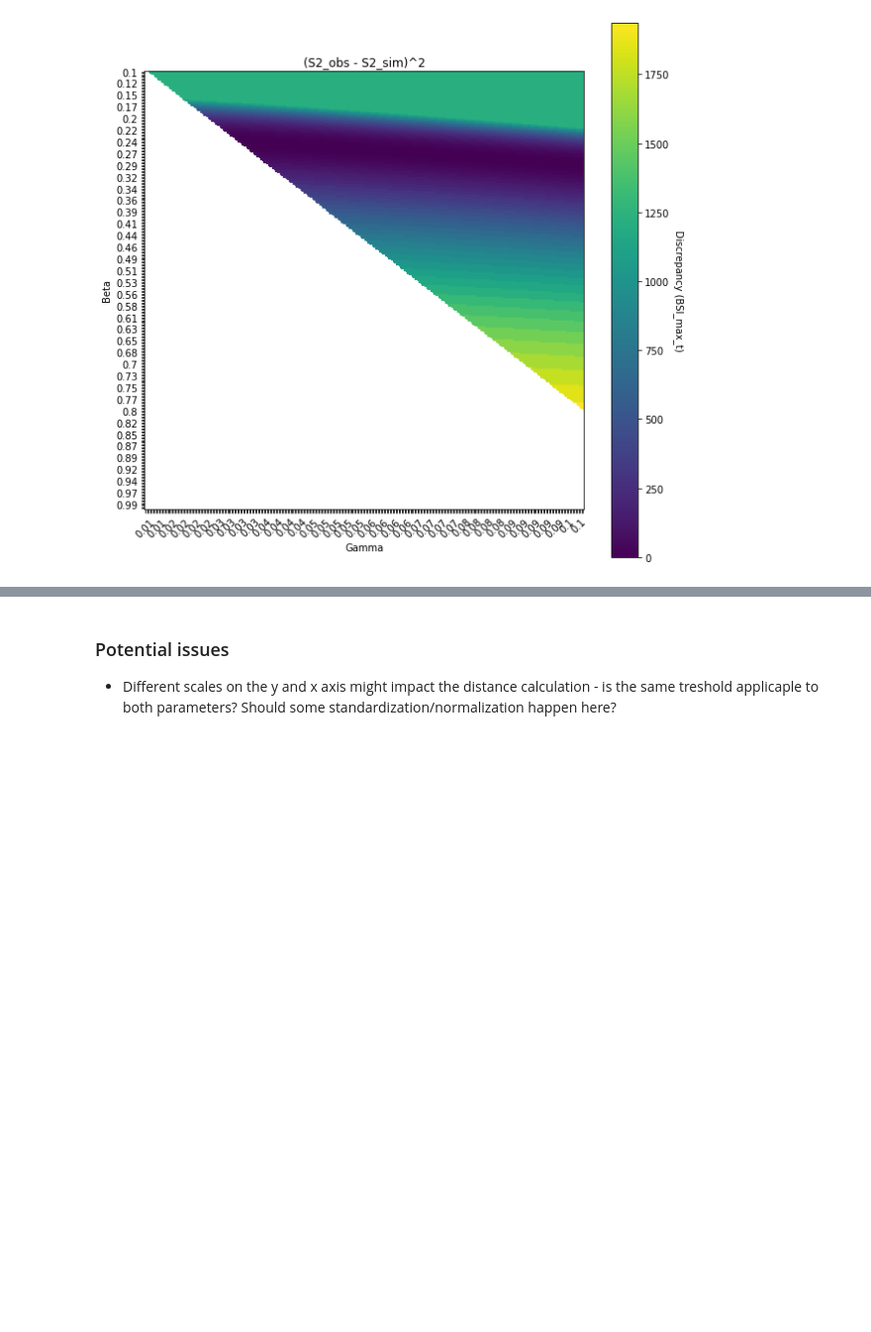
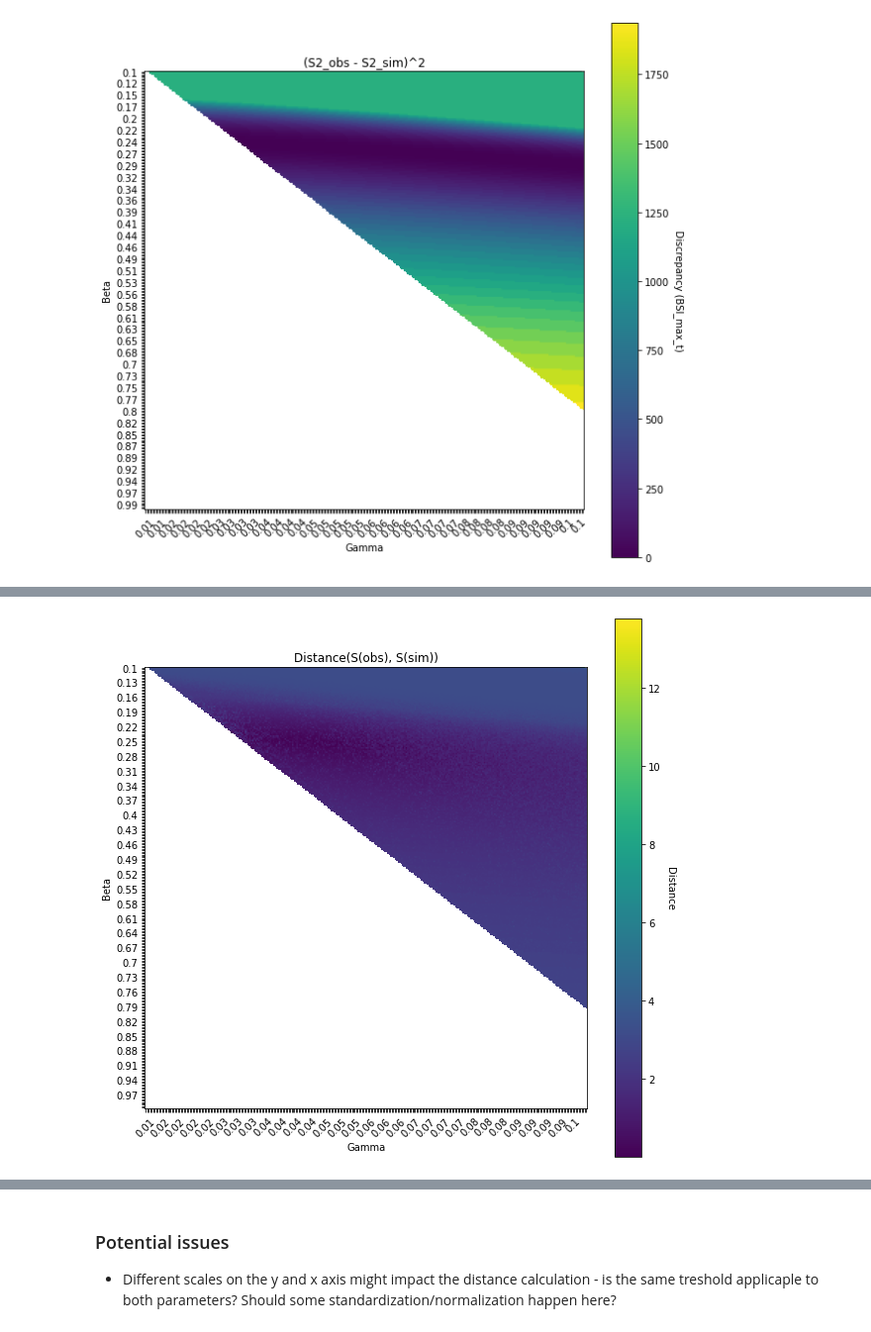
Before and after one commit to fanoja/Ecoli-R0, a Jupyter notebook: SIR simulation grid.ipynb, the cells around one changed output, grey strips where cells are left out. Shown at 99% size. Saved outputs shown, nothing was run; the diff lists cells and outputs as text; code cells hidden in the pictures; blank space fills up the shorter version.

```diff
--- a/SIR simulation grid.ipynb
+++ b/SIR simulation grid.ipynb
@@ -404,6 +474,7 @@ def BSI_t0(y):
     # bsi_obs: a numpy array containing the observed proportion of BSI cases. NOTE: not in batches!!
 
     tres = np.var(y)
+    j = 0
 
     for i in range(0, len(y) - 1):
         j = i + 1 # index of the next value in the observed sequence
@@ -413,7 +484,7 @@ def BSI_t0(y):
             break # we'll start at the first found index
 
 
-    return i # start from this index (year/week)
+    return j # start from this index (year/week)
 
 
 def BSI_delta_t(bsi_obs, t0 = None):
@@ -482,3 +570,7 @@ dist_mat, betas, gammas, summary_mat = get_distance_grid(beta_range, gamma_range
+# %%
+plot_heatmap(dist_mat, betas, gammas, title = "Distance(S(obs), S(sim))", cbar_label = "Distance", nth = 10)
+# %% [output]
+[figure, added]
 # %%
 plot_heatmap(summary_mat[:,:,0], betas, gammas, title = "(S2_obs - S2_sim)^2", cbar_label = "Discrepancy (BSI_max)", nth = 8)
 plot_heatmap(summary_mat[:,:,1], betas, gammas, title = "(S2_obs - S2_sim)^2", cbar_label = "Discrepancy (BSI_max_t)", nth = 8)
```
Also changed, not shown: parts of 45 cells of this notebook.
